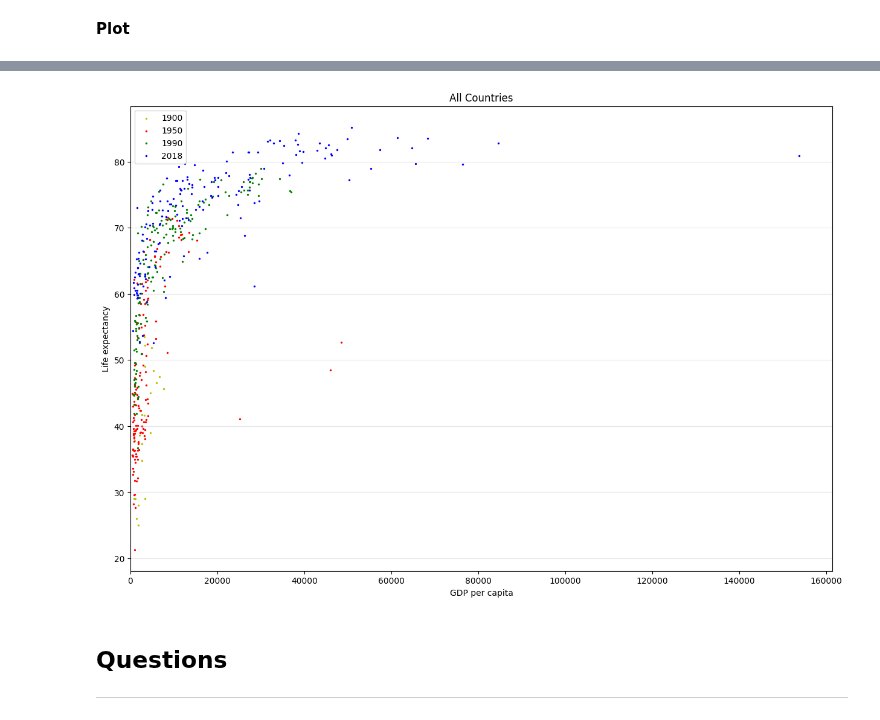
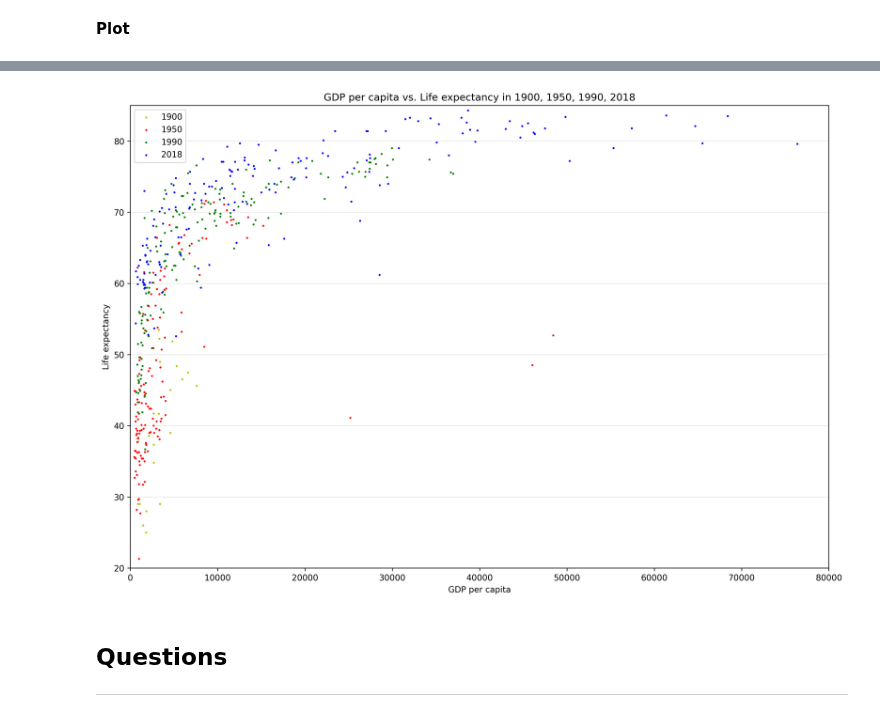
Before and after one commit to chenbin234/DAT405-DIT407-Introduction-to-data-science-and-AI, a Jupyter notebook: Assignment_1/Bingcheng/intro_to_AI_ass1_D.ipynb, the cells around one changed output, grey strips where cells are left out. Saved outputs shown, nothing was run; the diff lists cells and outputs as text; code cells hidden in the pictures.

```diff
--- a/Assignment_1/Bingcheng/intro_to_AI_ass1_D.ipynb
+++ b/Assignment_1/Bingcheng/intro_to_AI_ass1_D.ipynb
@@ -18,6 +20,6 @@ import matplotlib.pyplot as plt
 # %%
 %matplotlib inline
-plt.rcParams['figure.dpi'] = 100
+plt.rcParams['figure.dpi'] = 300
 pd.set_option('display.max_rows', 100)
 # %% [markdown]
 **Load datasets**
@@ -77,27 +101,28 @@ gdp_per_captita_merged
 # %%
 df_1900 = gdp_per_captita_merged[gdp_per_captita_merged['Year'] == 1900]
 df_1950 = gdp_per_captita_merged[gdp_per_captita_merged['Year'] == 1950]
 df_1990 = gdp_per_captita_merged[gdp_per_captita_merged['Year'] == 1990]
 df_2018 = gdp_per_captita_merged[gdp_per_captita_merged['Year'] == 2018]
 
 plt.figure(figsize=[15,10])
 
 plt.scatter(df_1900['GDP per capita'], df_1900['Life expectancy at birth (historical)'], s=2, color='y')
 plt.scatter(df_1950['GDP per capita'], df_1950['Life expectancy at birth (historical)'], s=2, color='r')
 plt.scatter(df_1990['GDP per capita'], df_1990['Life expectancy at birth (historical)'], s=2, color='g')
 plt.scatter(df_2018['GDP per capita'], df_2018['Life expectancy at birth (historical)'], s=2, color='b')
 
 
 plt.legend(['1900', '1950', '1990', '2018'])
 plt.grid(axis = 'y', zorder=0, alpha=0.3)
 plt.xlabel('GDP per capita')
 plt.ylabel('Life expectancy')
-plt.title('All Countries')
-plt.xlim(0)
+plt.title('GDP per capita vs. Life expectancy in 1900, 1950, 1990, 2018')
+plt.ylim(20, 85)
+plt.xlim(0, 80000)
 
 plt.show()
 # %% [output]
-[figure, old version]
+[figure, new version]
 # %% [markdown]
 ## Questions
 
```
Also changed, not shown: parts of 8 cells of this notebook, 13 other files.
